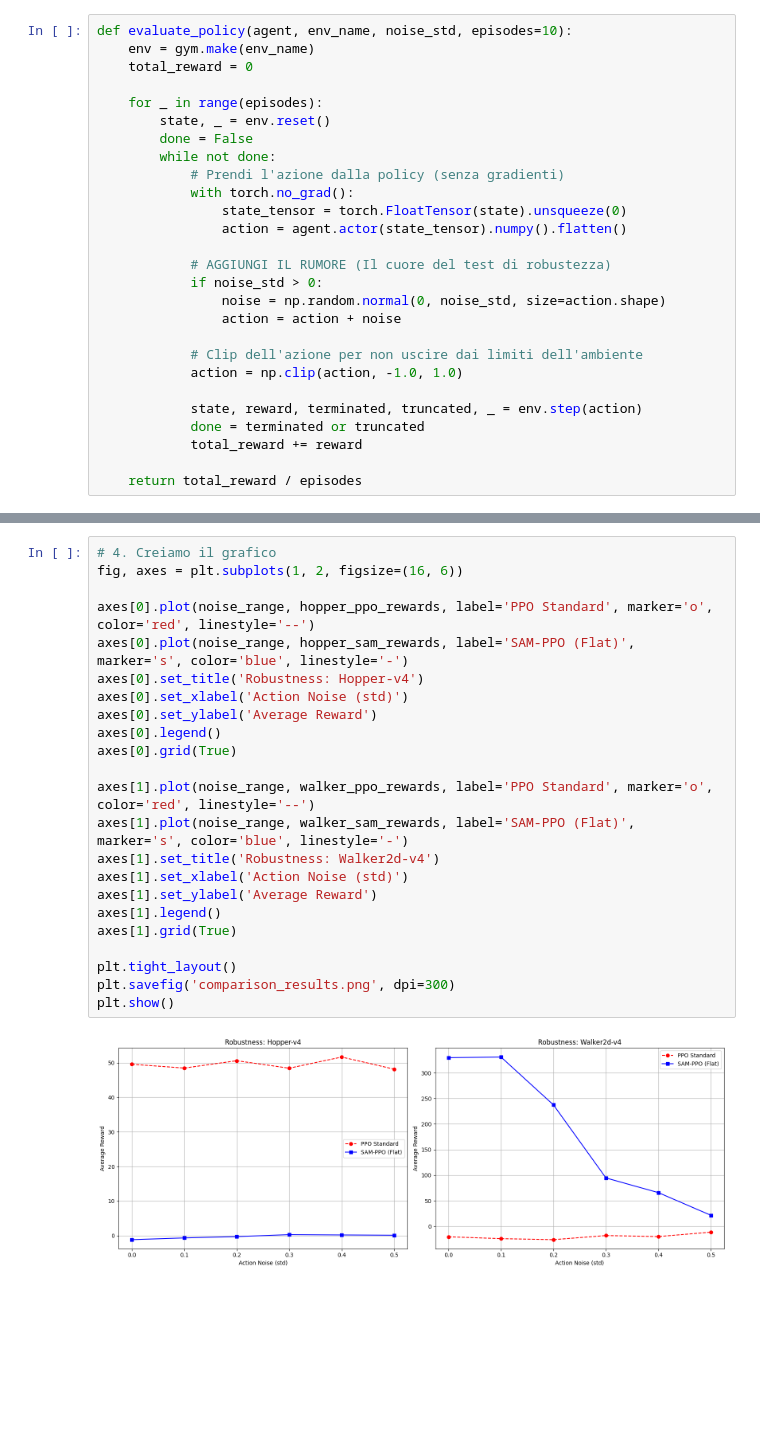
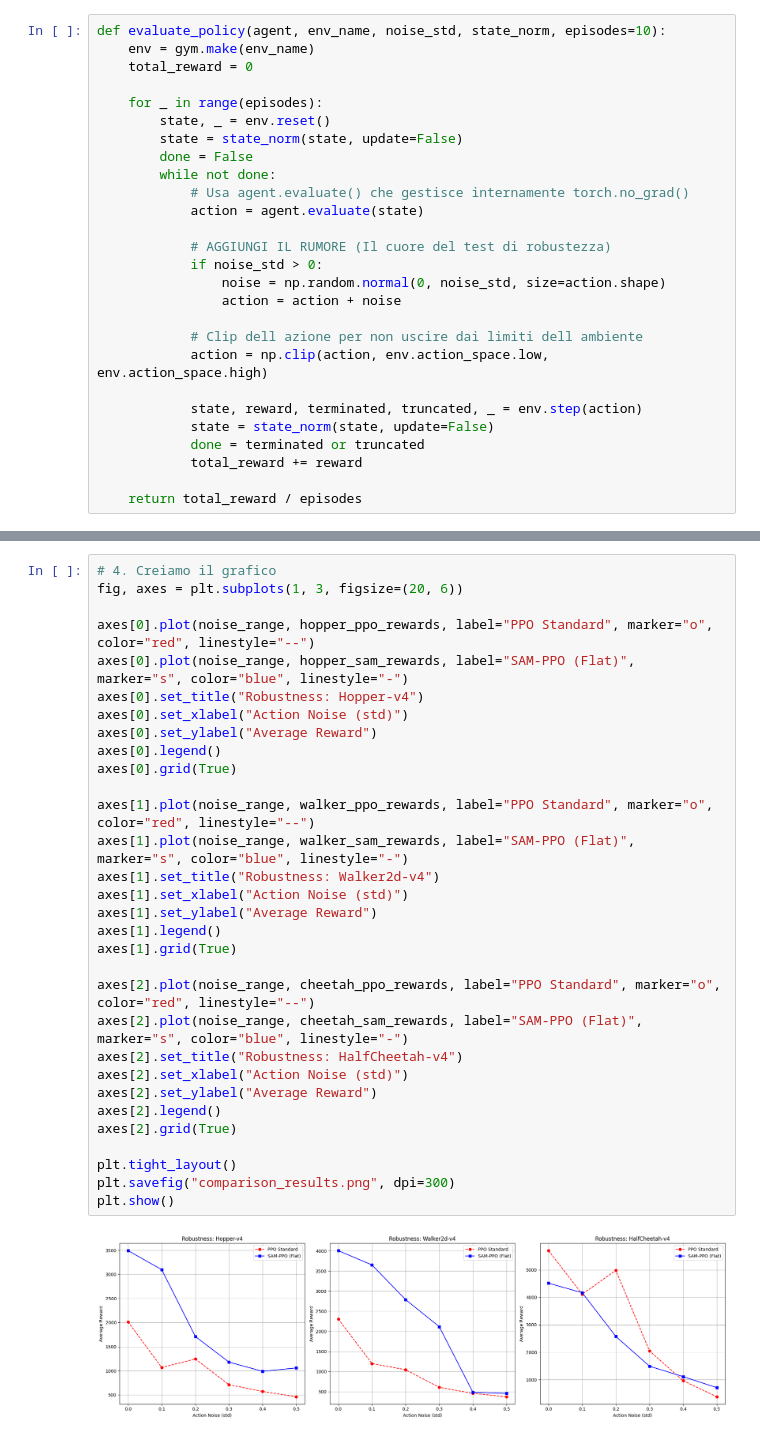
Before and after one commit to carlofiammenghi2-cyber/Reinforcement-Learning-SAM-PPO, a Jupyter notebook: Analisi_RRL.ipynb, the cells around one changed output, grey strips where cells are left out. Drawn from its saved outputs; the diff is of its cells as text; blank space fills up the shorter version.

```diff
--- a/Analisi_RRL.ipynb
+++ b/Analisi_RRL.ipynb
@@ -141,26 +17,26 @@ Valutazione Walker2d-v4...
 # %%
-def evaluate_policy(agent, env_name, noise_std, episodes=10):
+def evaluate_policy(agent, env_name, noise_std, state_norm, episodes=10):
     env = gym.make(env_name)
     total_reward = 0
 
     for _ in range(episodes):
         state, _ = env.reset()
+        state = state_norm(state, update=False)
         done = False
         while not done:
-            # Prendi l'azione dalla policy (senza gradienti)
-            with torch.no_grad():
-                state_tensor = torch.FloatTensor(state).unsqueeze(0)
-                action = agent.actor(state_tensor).numpy().flatten()
+            # Usa agent.evaluate() che gestisce internamente torch.no_grad()
+            action = agent.evaluate(state)
 
             # AGGIUNGI IL RUMORE (Il cuore del test di robustezza)
             if noise_std > 0:
                 noise = np.random.normal(0, noise_std, size=action.shape)
                 action = action + noise
 
-            # Clip dell'azione per non uscire dai limiti dell'ambiente
-            action = np.clip(action, -1.0, 1.0)
+            # Clip dell azione per non uscire dai limiti dell ambiente
+            action = np.clip(action, env.action_space.low, env.action_space.high)
 
             state, reward, terminated, truncated, _ = env.step(action)
+            state = state_norm(state, update=False)
             done = terminated or truncated
             total_reward += reward
 
@@ -168,25 +185,33 @@ def evaluate_policy(agent, env_name, noise_std, episodes=10):
 # %%
 # 4. Creiamo il grafico
-fig, axes = plt.subplots(1, 2, figsize=(16, 6))
+fig, axes = plt.subplots(1, 3, figsize=(20, 6))
 
-axes[0].plot(noise_range, hopper_ppo_rewards, label='PPO Standard', marker='o', color='red', linestyle='--')
-axes[0].plot(noise_range, hopper_sam_rewards, label='SAM-PPO (Flat)', marker='s', color='blue', linestyle='-')
-axes[0].set_title('Robustness: Hopper-v4')
-axes[0].set_xlabel('Action Noise (std)')
-axes[0].set_ylabel('Average Reward')
+axes[0].plot(noise_range, hopper_ppo_rewards, label="PPO Standard", marker="o", color="red", linestyle="--")
+axes[0].plot(noise_range, hopper_sam_rewards, label="SAM-PPO (Flat)", marker="s", color="blue", linestyle="-")
+axes[0].set_title("Robustness: Hopper-v4")
+axes[0].set_xlabel("Action Noise (std)")
+axes[0].set_ylabel("Average Reward")
 axes[0].legend()
 axes[0].grid(True)
 
-axes[1].plot(noise_range, walker_ppo_rewards, label='PPO Standard', marker='o', color='red', linestyle='--')
-axes[1].plot(noise_range, walker_sam_rewards, label='SAM-PPO (Flat)', marker='s', color='blue', linestyle='-')
-axes[1].set_title('Robustness: Walker2d-v4')
-axes[1].set_xlabel('Action Noise (std)')
-axes[1].set_ylabel('Average Reward')
+axes[1].plot(noise_range, walker_ppo_rewards, label="PPO Standard", marker="o", color="red", linestyle="--")
+axes[1].plot(noise_range, walker_sam_rewards, label="SAM-PPO (Flat)", marker="s", color="blue", linestyle="-")
+axes[1].set_title("Robustness: Walker2d-v4")
+axes[1].set_xlabel("Action Noise (std)")
+axes[1].set_ylabel("Average Reward")
 axes[1].legend()
 axes[1].grid(True)
 
+axes[2].plot(noise_range, cheetah_ppo_rewards, label="PPO Standard", marker="o", color="red", linestyle="--")
+axes[2].plot(noise_range, cheetah_sam_rewards, label="SAM-PPO (Flat)", marker="s", color="blue", linestyle="-")
+axes[2].set_title("Robustness: HalfCheetah-v4")
+axes[2].set_xlabel("Action Noise (std)")
+axes[2].set_ylabel("Average Reward")
+axes[2].legend()
+axes[2].grid(True)
+
 plt.tight_layout()
-plt.savefig('comparison_results.png', dpi=300)
+plt.savefig("comparison_results.png", dpi=300)
 plt.show()
 # %% [output]
-[figure, old version]
+[figure, new version]
```
Also changed, not shown: parts of 4 cells of this notebook, 3 other files.
